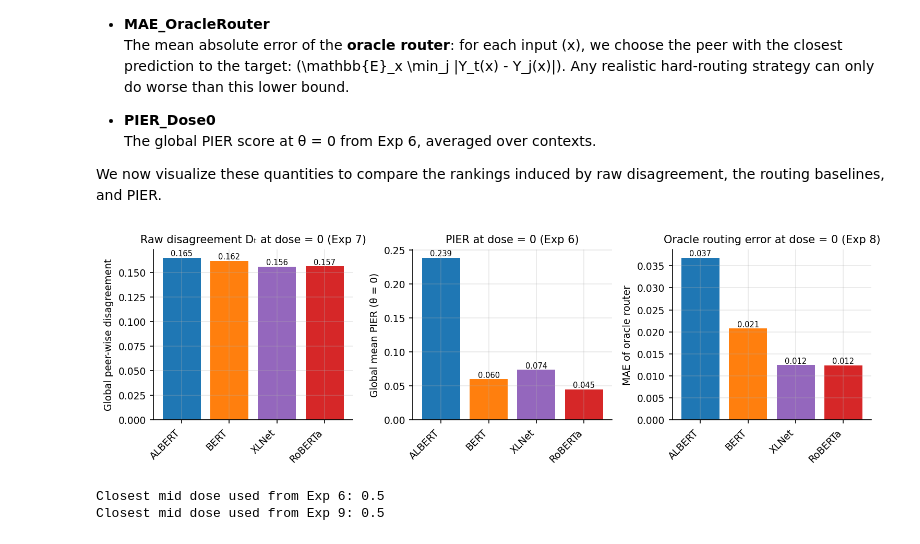
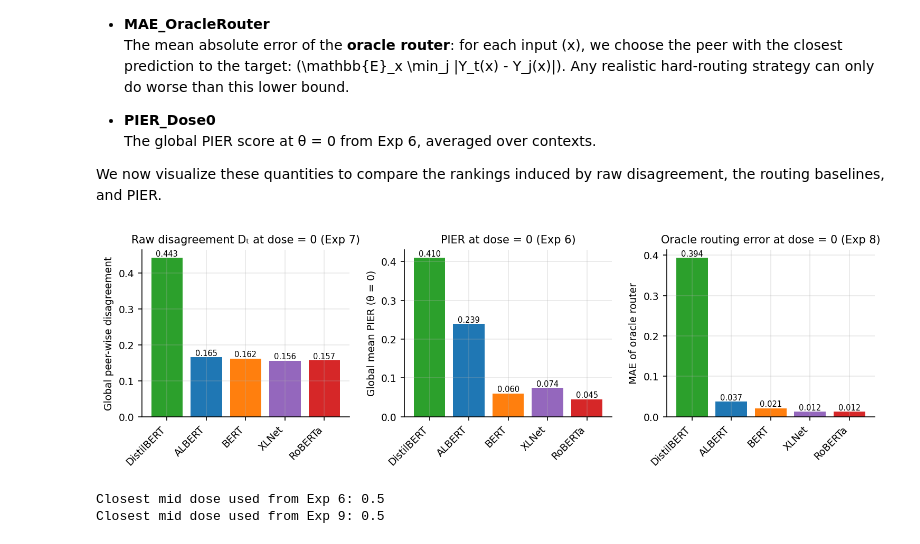
Before and after one commit to youlei202/ISQED, a Jupyter notebook: notebooks/09_routing_sanity.ipynb, the cells around one changed output. Drawn from its saved outputs; the diff is of its cells as text; code cells hidden in the pictures.

Commit message:
new plots added

```diff
--- a/notebooks/09_routing_sanity.ipynb
+++ b/notebooks/09_routing_sanity.ipynb
@@ -156,7 +158,7 @@ summary = summary[
     ]
 ]
 
-summary = summary[summary.TargetModel != "DistilBERT"]  # Exclude DistilBERT for clarity
+# summary = summary[summary.TargetModel != "DistilBERT"]  # Exclude DistilBERT for clarity
 # %% [markdown]
 ### Summary table at dose = 0
 
@@ -197,7 +199,7 @@ def plot_three_bar_metrics_row(summary_df: pd.DataFrame):
         - MAE_OracleRouter (Exp 8)
 
     Model order is fixed as:
-        ["ALBERT", "BERT", "XLNet", "RoBERTa"]
+        ["DistilBERT", "ALBERT", "BERT", "XLNet", "RoBERTa"]
 
     Bar colors are aligned with the line-plot legend:
         ALBERT     -> tab:blue
@@ -208,13 +210,13 @@ def plot_three_bar_metrics_row(summary_df: pd.DataFrame):
     """
 
     # Desired display order (DistilBERT is not included in this panel)
-    desired_order = ["ALBERT", "BERT", "XLNet", "RoBERTa"]
+    desired_order = ["DistilBERT", "ALBERT", "BERT", "XLNet", "RoBERTa"]
 
     # Color map consistent with your line plots
     color_map = {
         "ALBERT": "tab:blue",
         "BERT": "tab:orange",
-        # "DistilBERT": "tab:green",  # Not used here
+        "DistilBERT": "tab:green",  # Not used here
         "RoBERTa": "tab:red",
         "XLNet": "tab:purple",
     }
@@ -241,34 +243,34 @@ def plot_three_bar_metrics_row(summary_df: pd.DataFrame):
         vals = df[col].values
         bar_colors = [color_map[m] for m in models]
 
         ax.bar(x, vals, color=bar_colors)
         ax.set_xticks(x)
         ax.set_xticklabels(models, rotation=45, ha="right")
 
         ax.set_title(title, fontsize=10)
         ax.set_ylabel(ylabel)
 
         # Value labels on bars
         for xi, v in zip(x, vals):
             ax.text(
                 xi,
                 v,
                 f"{v:.3f}",
                 ha="center",
                 va="bottom",
                 fontsize=7,
             )
 
         ax.grid(axis="y", alpha=0.3)
 
     plt.tight_layout()
     plt.show()
 
 
 # Draw the figure
 plot_three_bar_metrics_row(summary)
 # %% [output]
-[figure, old version]
+[figure, new version]
 # %%
 import os
 import numpy as np
```
Also changed, not shown: parts of 2 cells of this notebook, 4 other files.
